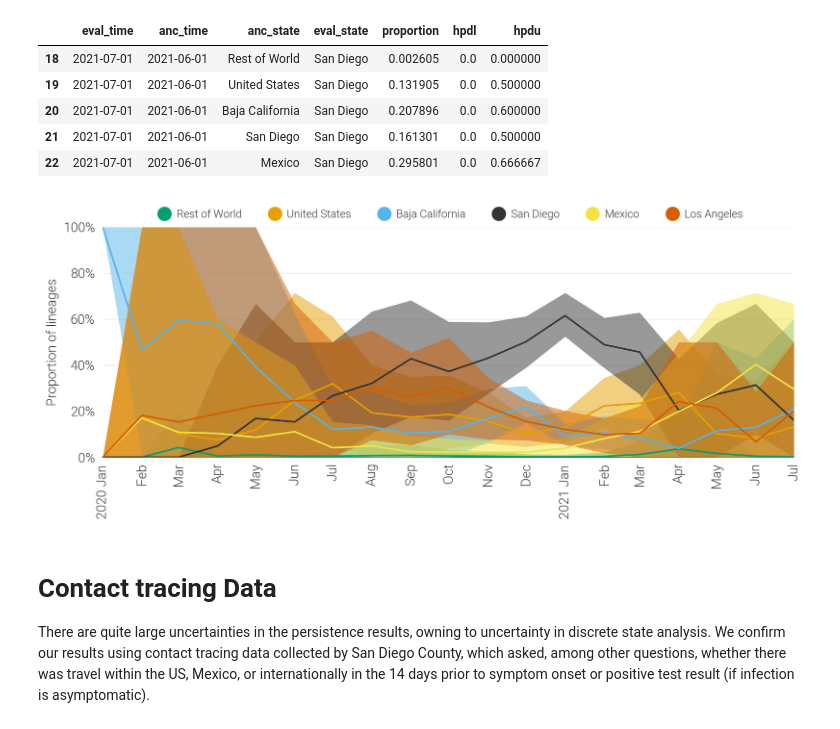
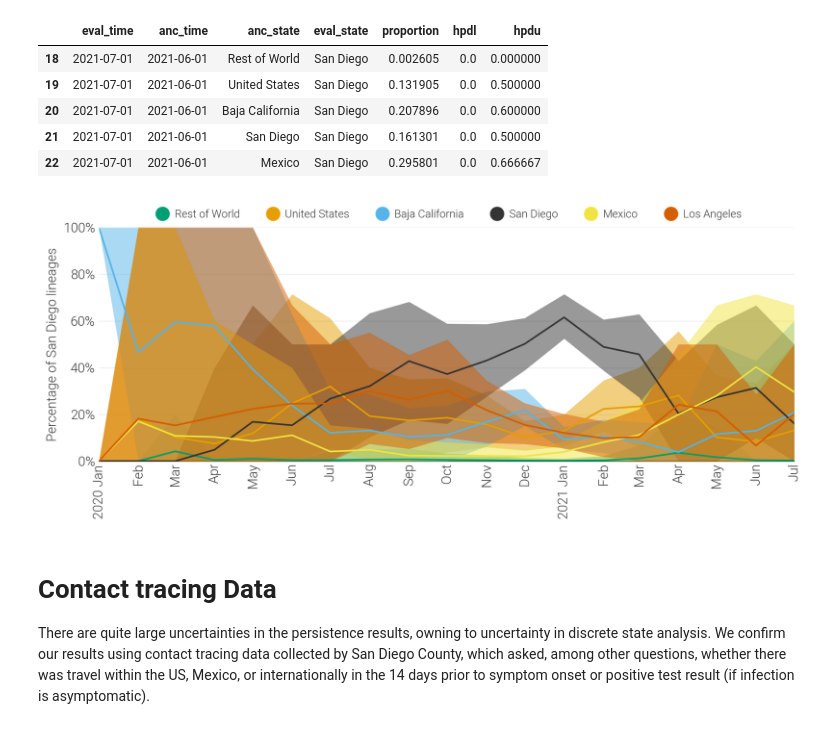
Before and after one commit to andersen-lab/project_2023_SARS-CoV-2_Connectivity, a Jupyter notebook: analyses/figure5_persistance.ipynb, the cells around one changed output. Saved outputs shown, nothing was run; the diff lists cells and outputs as text; code cells hidden in the pictures.

```diff
--- a/analyses/figure5_persistance.ipynb
+++ b/analyses/figure5_persistance.ipynb
@@ -53,35 +53,35 @@ color_dict = [
      ["United States","#E69F00"],
      ["Baja California","#56B4E9"],
      ["San Diego",COLOR],
      ["Mexico","#F0E442"],
      ["Los Angeles","#D55E00"]
 ]
 
 leg = []
 fig, ax = plt.subplots( dpi=200, figsize=(10,4.5) )
 for loc, col in color_dict:
     plot_df = ps.loc[ps["anc_state"]==loc]
     ax.plot( "eval_time", "proportion", data=plot_df, color=col, zorder=9 )
     ax.fill_between( "eval_time", "hpdl", "hpdu", data=plot_df, color=col, alpha=0.5, zorder=8, linewidth=0 )
     leg.append( Line2D([0], [0], linestyle='none', marker='o', color=col, label=loc, markersize=12 ) )
 
 ax.yaxis.set_major_formatter( PercentFormatter( 1, 0 ) )
 basic_formatting(
     ax,
     spines=["bottom"],
-    ylabel="Proportion of lineages",
+    ylabel="Percentage of San Diego lineages",
     ylims=[0,1],
     xlims=[pd.to_datetime("2020-01-01"), pd.to_datetime("2021-07-01")]
 )
 timeseries_formatting( ax )
 
 ax.legend( handletextpad=0.1, handles=leg, frameon=False, fontsize=10, ncol=6, loc="upper center", bbox_to_anchor=(0,0,1,1.12) )
 
 plt.tight_layout()
 plt.savefig( "../analyses/plots/figureX_lineage-persistence-san-diego.pdf" )
 plt.show()
 # %% [output]
-[figure, old version]
+[figure, new version]
 # %% [markdown]
 # Contact tracing Data
 There are quite large uncertainties in the persistence results, owning to uncertainty in discrete state analysis. We confirm our results using contact tracing data collected by San Diego County, which asked, among other questions, whether there was travel within the US, Mexico, or internationally in the 14 days prior to symptom onset or positive test result (if infection is asymptomatic).
```
Also changed, not shown: parts of 6 cells of this notebook, 12 other files.
